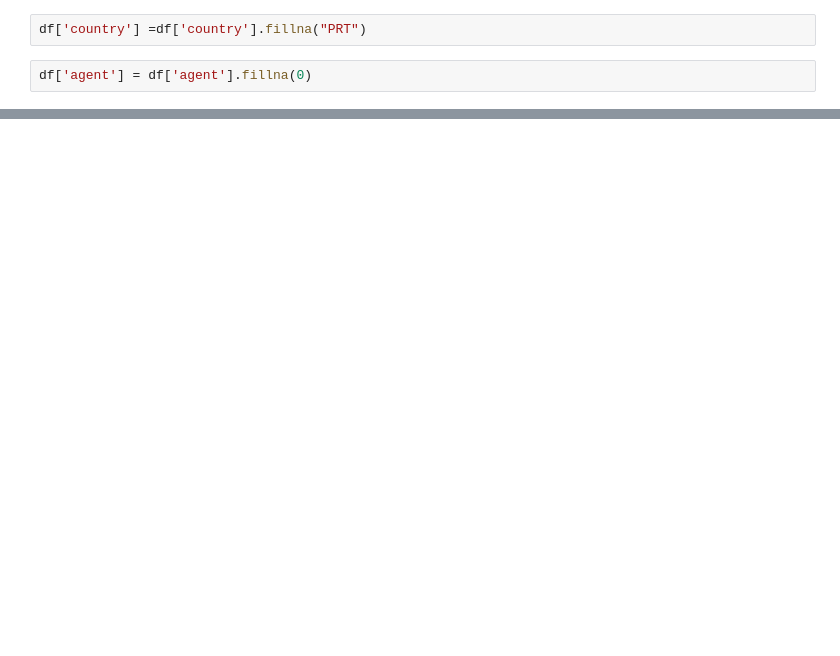
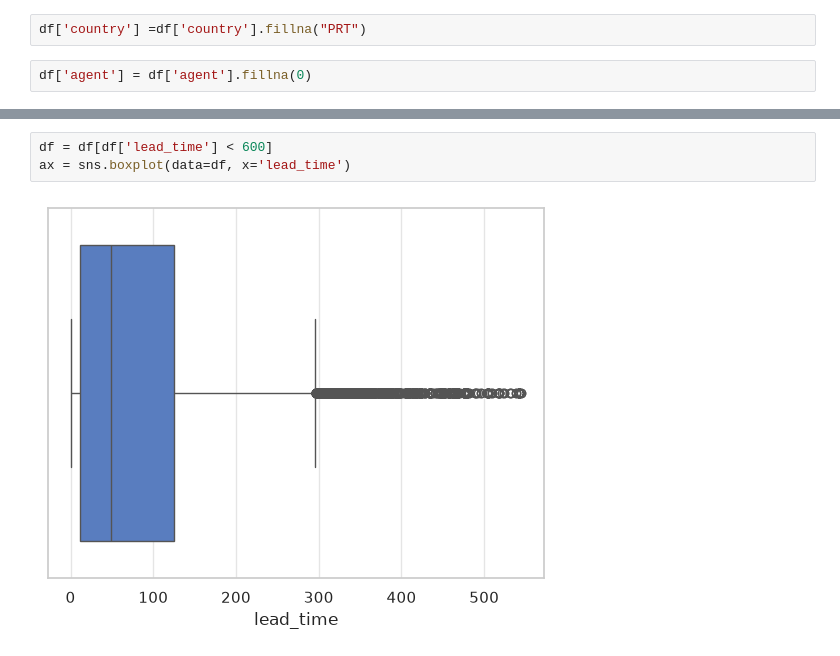
Before and after one commit to ortm01/hotel_book_ds, a Jupyter notebook: notebooks/01_eda.ipynb, the cells around one changed output, grey strips where cells are left out. Drawn from its saved outputs; the diff is of its cells as text; blank space fills up the shorter version.

```diff
--- a/notebooks/01_eda.ipynb
+++ b/notebooks/01_eda.ipynb
@@ -202,0 +121,5 @@ dtype: int64
+# %%
+df = df[df['lead_time'] < 600]
+ax = sns.boxplot(data=df, x='lead_time')
+# %% [output]
+[figure, added]
```
Also changed, not shown: parts of 11 cells of this notebook.
